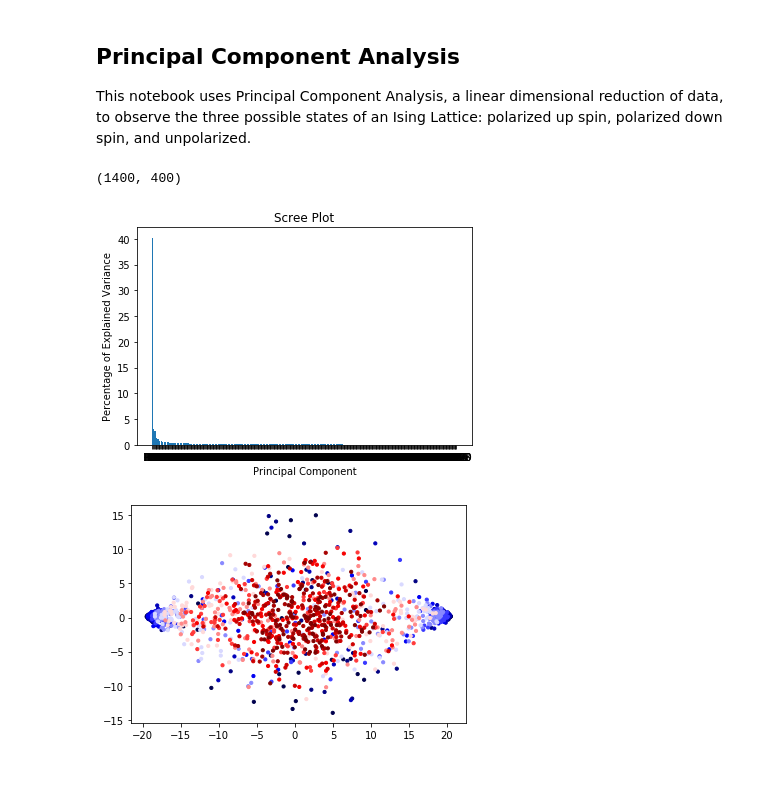
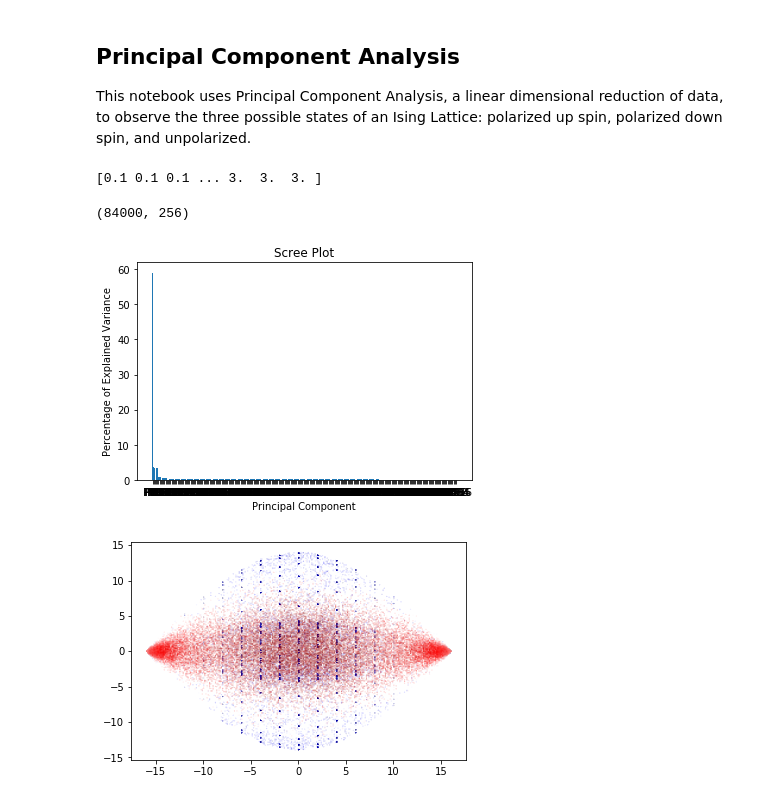
Before and after one commit to dmessier7/Ising_Model, a Jupyter notebook: PCA_sklearn.ipynb, the cells around one changed output. Saved outputs shown, nothing was run; the diff lists cells and outputs as text; code cells hidden in the pictures; blank space fills up the shorter version.

```diff
--- a/PCA_sklearn.ipynb
+++ b/PCA_sklearn.ipynb
@@ -11,9 +12,12 @@ from sklearn import preprocessing
 # %%
 # Preparing Data
-data = pd.read_csv('20_unknown.csv', index_col=0) # Download a premade data set
+data = pd.read_csv('16_25000_2800.csv') # Download a premade data set
 d = data.values
 t = d[:,0]
 d = d[:,1:]
+print(t)
+# %% [output]
+[0.1 0.1 0.1 ... 3.  3.  3. ]
 # %%
 # Center and Scale the Data. Avg value will be 1 and the standard dev will be 1.
 scaled_data = preprocessing.scale(d)
@@ -26,7 +30,7 @@ pca.fit(scaled_data)
 pca_data= pca.transform(scaled_data)
 print(pca_data.shape)
 # %% [output]
-(1400, 400)
+(84000, 256)
 # %%
 # Graphing Percentage of Variance for each PC
 per_var = np.round(pca.explained_variance_ratio_* 100, decimals= 1) # Calculates the percentage of variance for each PC
@@ -38,13 +42,13 @@ plt.xlabel('Principal Component')
 plt.title('Scree Plot')
 plt.show()
 # %% [output]
-[figure, old version]
+[figure, new version]
 # %%
 # Plot PC1 against PC2
 pcaDF = pd.DataFrame(pca_data, columns = labels)
 #print(pcaDF)
 
-plt.scatter(pcaDF.PC1, pcaDF.PC2, c=t, cmap= "seismic", s = 10)
+plt.scatter(pcaDF.PC1, pcaDF.PC2, c=t, cmap= "seismic", s = 0.005)
 plt.show()
 # %% [output]
-[figure, old version]
+[figure, new version]
```
Also changed, not shown: parts of 2 cells of this notebook, 7 other files.
